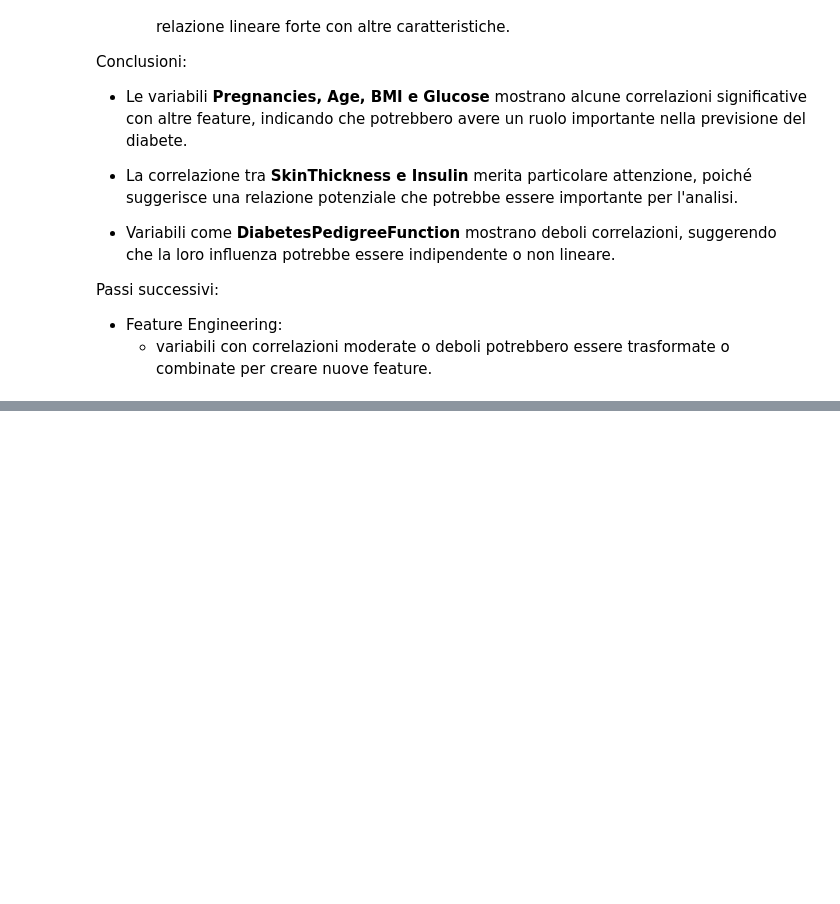
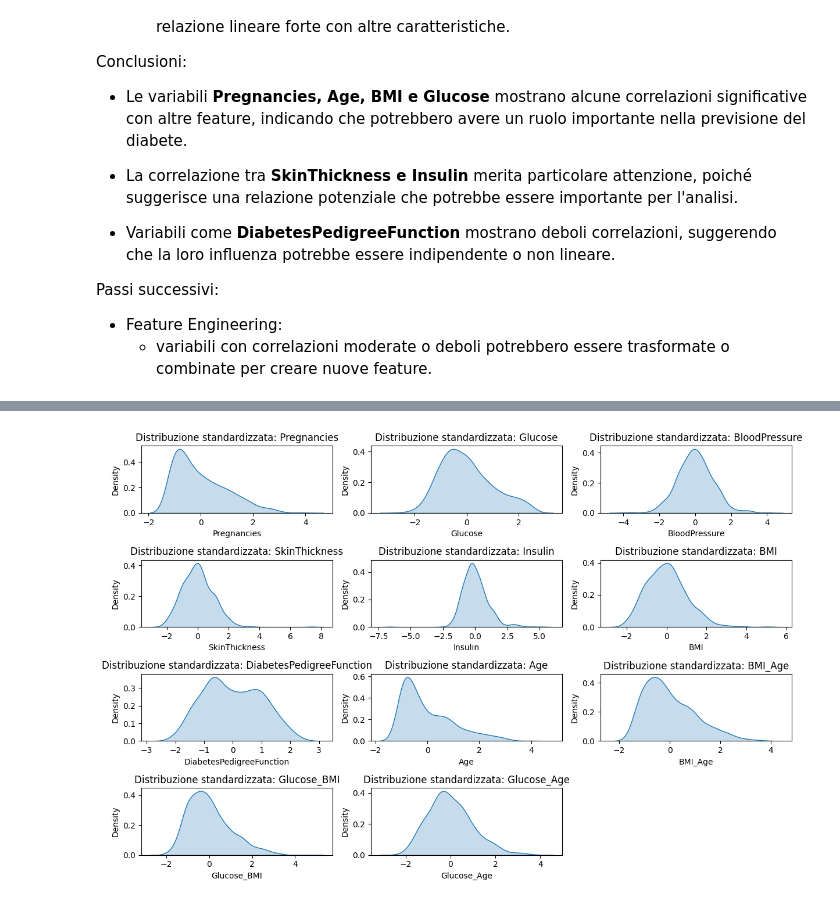
Before and after one commit to oleksandragolub/Progetto-Machine-Learning, a Jupyter notebook: progetto_machine_learning.ipynb, the cells around one changed output, grey strips where cells are left out. Cells and saved outputs as stored; diff of their text form; code cells hidden in the pictures; blank space fills up the shorter version.

```diff
--- a/progetto_machine_learning.ipynb
+++ b/progetto_machine_learning.ipynb
@@ -649,0 +532,18 @@ dtype: int64
+# %%
+# Creazione di un DataFrame per i dati standardizzati
+X_scaled_df = pd.DataFrame(X_scaled, columns=X.columns)
+
+# Calcolo dinamico delle righe necessarie
+n_cols = 3  # Numero di colonne nei subplot
+n_rows = int(np.ceil(len(X_scaled_df.columns) / n_cols))  # Calcola il numero di righe necessarie
+
+# Visualizzazione delle distribuzioni standardizzate
+plt.figure(figsize=(12, 8))
+for i, col in enumerate(X_scaled_df.columns):
+    plt.subplot(n_rows, n_cols, i + 1)  # Adatta dinamicamente il numero di righe
+    sns.kdeplot(data=X_scaled_df, x=col, fill=True)
+    plt.title(f"Distribuzione standardizzata: {col}")
+plt.tight_layout()
+plt.show()
+# %% [output]
+[figure, added]
```
Also changed, not shown: parts of 52 cells of this notebook.
